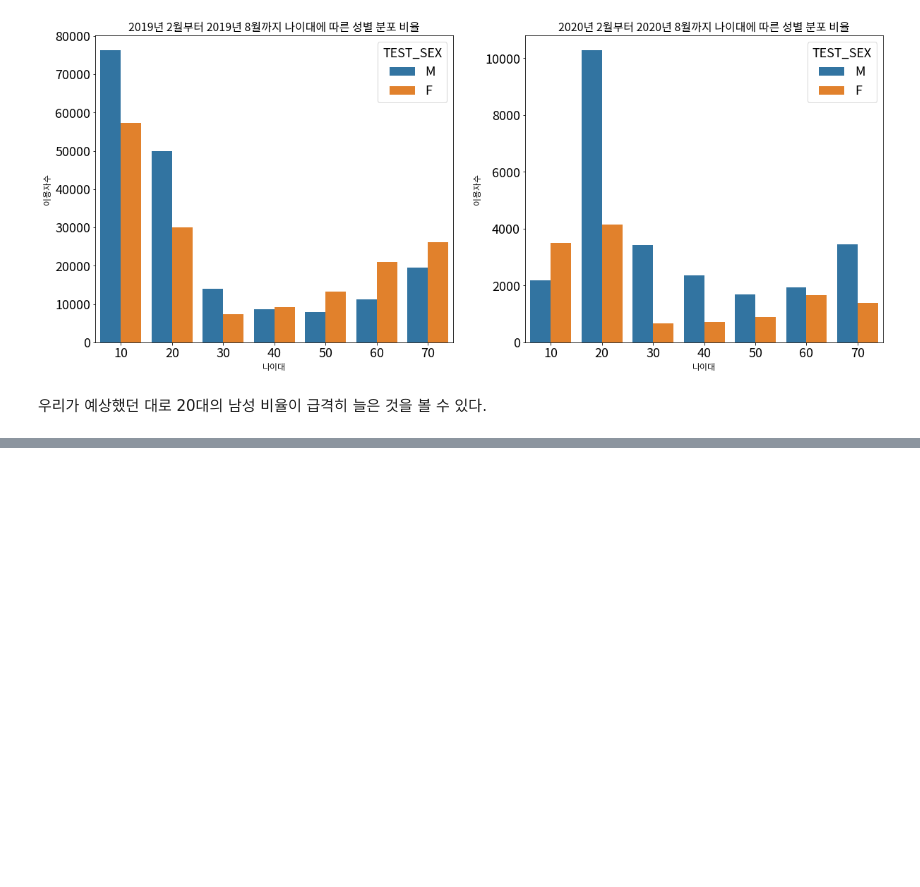
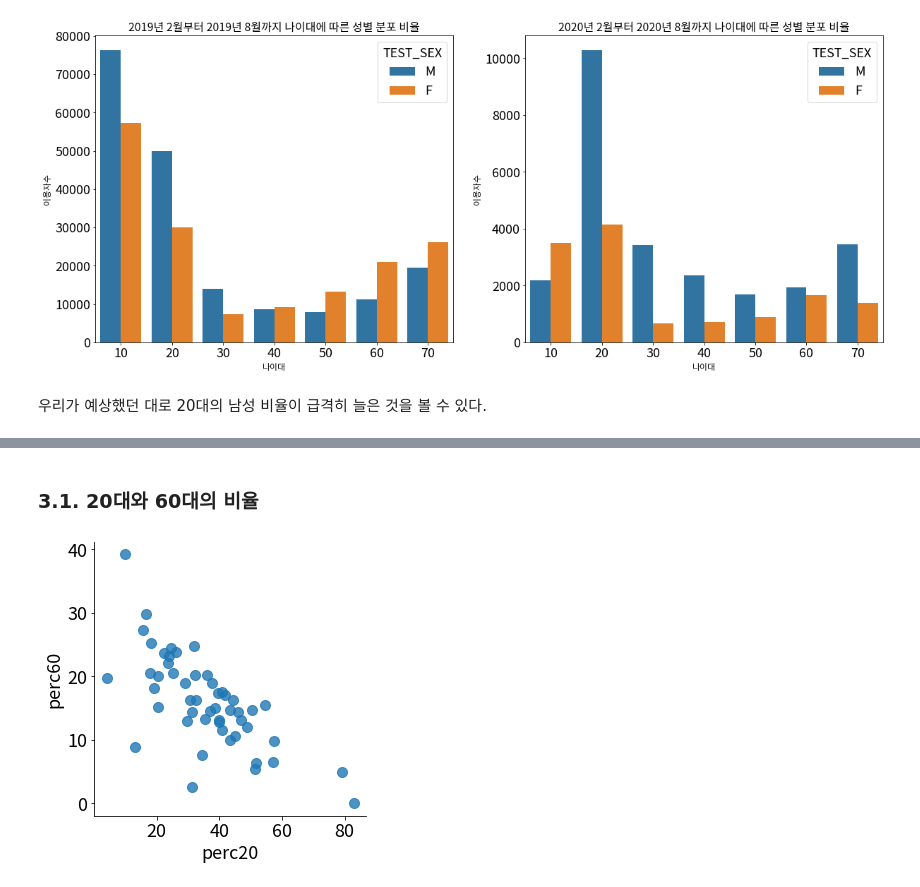
Before and after one commit to CoodingPenguin/data-contest-collection, a Jupyter notebook: sports-data-application-contest-2020/체력인증센터이용자현황.ipynb, the cells around one changed output, grey strips where cells are left out. Saved outputs shown, nothing was run; the diff lists cells and outputs as text; code cells hidden in the pictures; blank space fills up the shorter version.

```diff
--- a/sports-data-application-contest-2020/체력인증센터이용자현황.ipynb
+++ b/sports-data-application-contest-2020/체력인증센터이용자현황.ipynb
@@ -1059,0 +1081,16 @@ plt.show()
+# %%
+month1 = sttus_merged.loc[(sttus_merged['TEST_GBN']=='일반')&(sttus_merged['TEST_MONTH']==1901)]
+month2 = sttus_merged.loc[(sttus_merged['TEST_GBN']=='일반')&(sttus_merged['TEST_MONTH']==1902)]
+month3 = sttus_merged.loc[(sttus_merged['TEST_GBN']=='일반')&(sttus_merged['TEST_MONTH']==1903)]
+month4 = sttus_merged.loc[(sttus_merged['TEST_GBN']=='일반')&(sttus_merged['TEST_MONTH']==1904)]
+month5 = sttus_merged.loc[(sttus_merged['TEST_GBN']=='일반')&(sttus_merged['TEST_MONTH']==1905)]
+month6 = sttus_merged.loc[(sttus_merged['TEST_GBN']=='일반')&(sttus_merged['TEST_MONTH']==1906)]
+month7 = sttus_merged.loc[(sttus_merged['TEST_GBN']=='일반')&(sttus_merged['TEST_MONTH']==1907)]
+month8 = sttus_merged.loc[(sttus_merged['TEST_GBN']=='일반')&(sttus_merged['TEST_MONTH']==1908)]
+month9 = sttus_merged.loc[(sttus_merged['TEST_GBN']=='일반')&(sttus_merged['TEST_MONTH']==1909)]
+month10 = sttus_merged.loc[(sttus_merged['TEST_GBN']=='일반')&(sttus_merged['TEST_MONTH']==1910)]
+month11 = sttus_merged.loc[(sttus_merged['TEST_GBN']=='일반')&(sttus_merged['TEST_MONTH']==1911)]
+month12 = sttus_merged.loc[(sttus_merged['TEST_GBN']=='일반')&(sttus_merged['TEST_MONTH']==1912)]
+
+sttus_month = [month1, month2, month3, month4, month5, month6, month7, month8, month9, month10, month11, month12]
+sttus_2019 = sttus_merged.loc[(sttus_merged['TEST_GBN']=='일반')&(sttus_merged['TEST_MONTH']<2001)]
@@ -1059,0 +1134,4 @@ plt.show()
+# %%
+total = [center for center in total if '출장' not in center]
+total.sort()
+print(total)
@@ -1059,0 +1185,3 @@ plt.show()
+# %%
+df_2019 = sttus_to_df(sttus_2019)
+df_2019.head(100)
@@ -1059,0 +1206,7 @@ plt.show()
+# %% [markdown]
+### 3.1. 20대와 60대의 비율
+# %%
+sns.lmplot('perc20', 'perc60', data=df_2019, fit_reg=False, scatter_kws={'s':100})
+plt.show()
+# %% [output]
+[figure, added]
```
Also changed, not shown: parts of 20 cells of this notebook.
